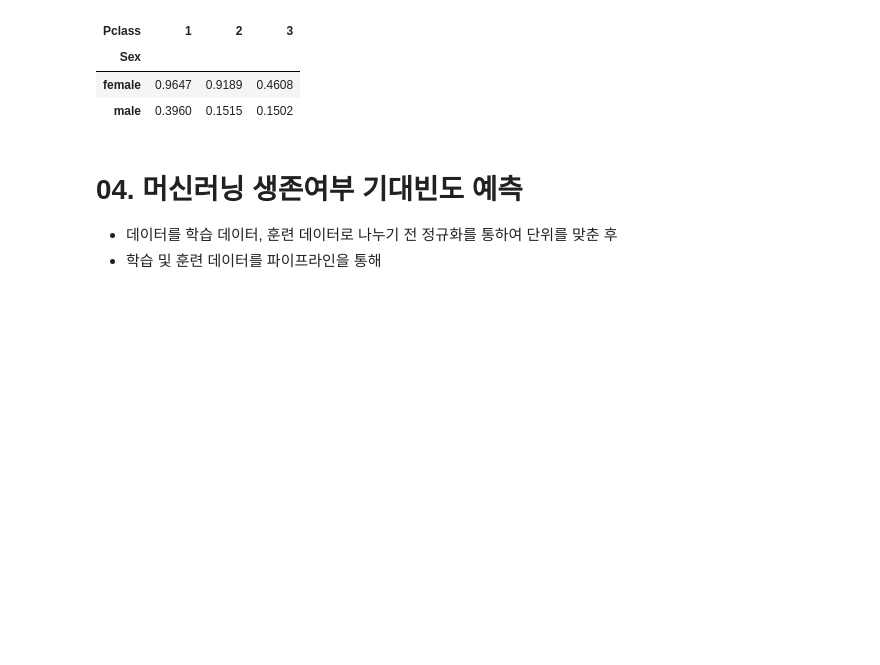
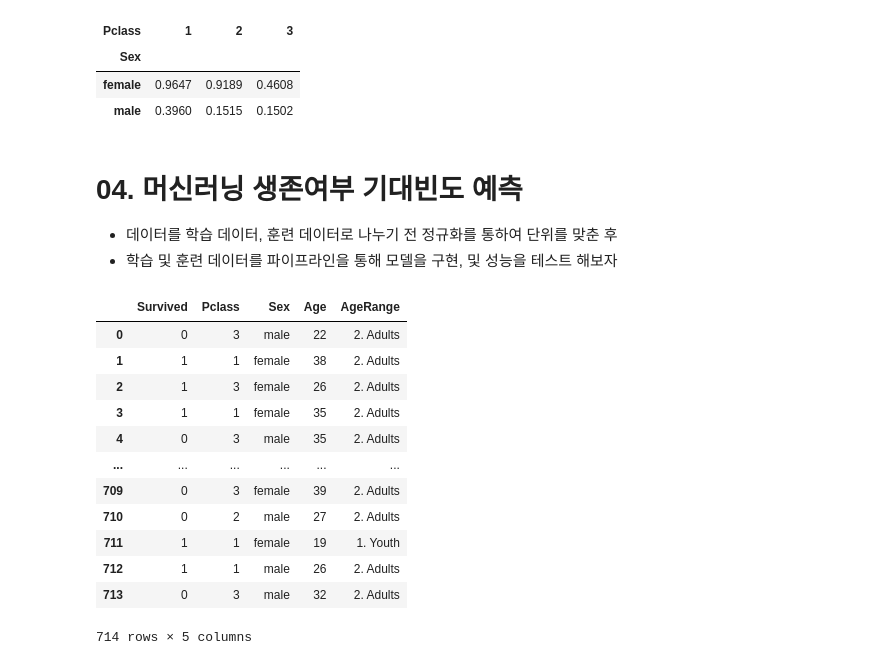
Before and after one commit to seonjaechoi0307/Project_Based_Learning, a Jupyter notebook: Titanic/Code/Project_Titanic.ipynb, the cells around one changed output. Drawn from its saved outputs; the diff is of its cells as text; code cells hidden in the pictures; blank space fills up the shorter version.

```diff
--- a/Titanic/Code/Project_Titanic.ipynb
+++ b/Titanic/Code/Project_Titanic.ipynb
@@ -520,4 +520,20 @@ contingency_df
 # %% [markdown]
 # 04. 머신러닝 생존여부 기대빈도 예측
 - 데이터를 학습 데이터, 훈련 데이터로 나누기 전 정규화를 통하여 단위를 맞춘 후
-- 학습 및 훈련 데이터를 파이프라인을 통해
+- 학습 및 훈련 데이터를 파이프라인을 통해 모델을 구현, 및 성능을 테스트 해보자
+# %%
+A05
+# %% [output]
+|  | Survived | Pclass | Sex | Age | AgeRange |
+| 0 | 0 | 3 | male | 22 | 2. Adults |
+| 1 | 1 | 1 | female | 38 | 2. Adults |
+| 2 | 1 | 3 | female | 26 | 2. Adults |
+| 3 | 1 | 1 | female | 35 | 2. Adults |
+| 4 | 0 | 3 | male | 35 | 2. Adults |
+| ... | ... | ... | ... | ... | ... |
+| 709 | 0 | 3 | female | 39 | 2. Adults |
+| 710 | 0 | 2 | male | 27 | 2. Adults |
+| 711 | 1 | 1 | female | 19 | 1. Youth |
+| 712 | 1 | 1 | male | 26 | 2. Adults |
+| 713 | 0 | 3 | male | 32 | 2. Adults |
+714 rows × 5 columns
```
Also changed, not shown: parts of 3 cells of this notebook, 1 other file.
